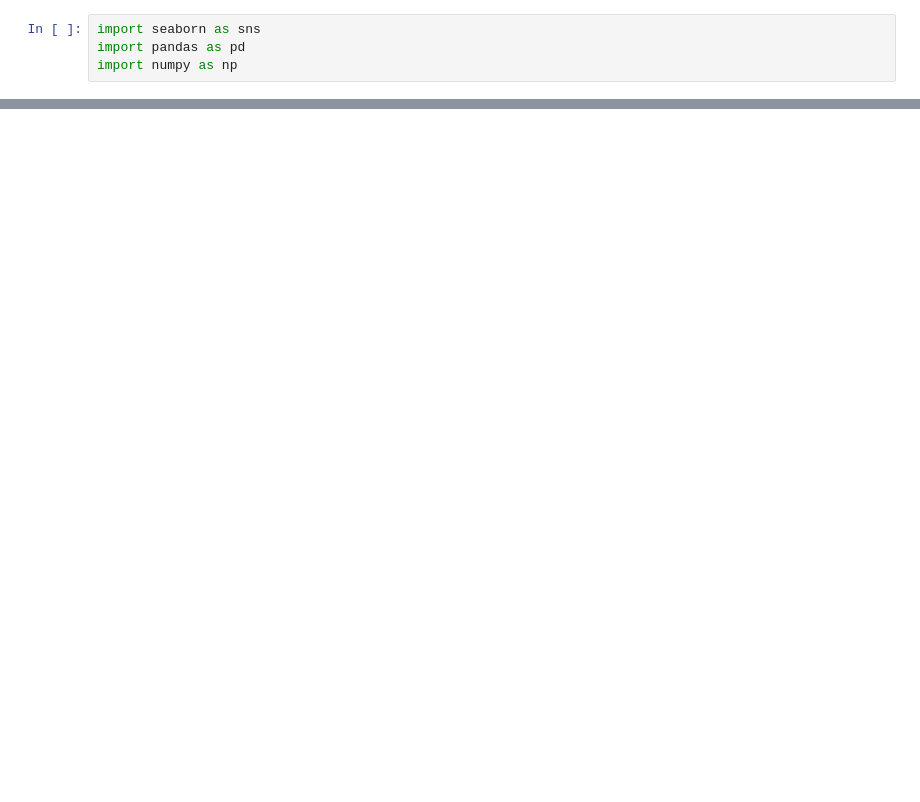
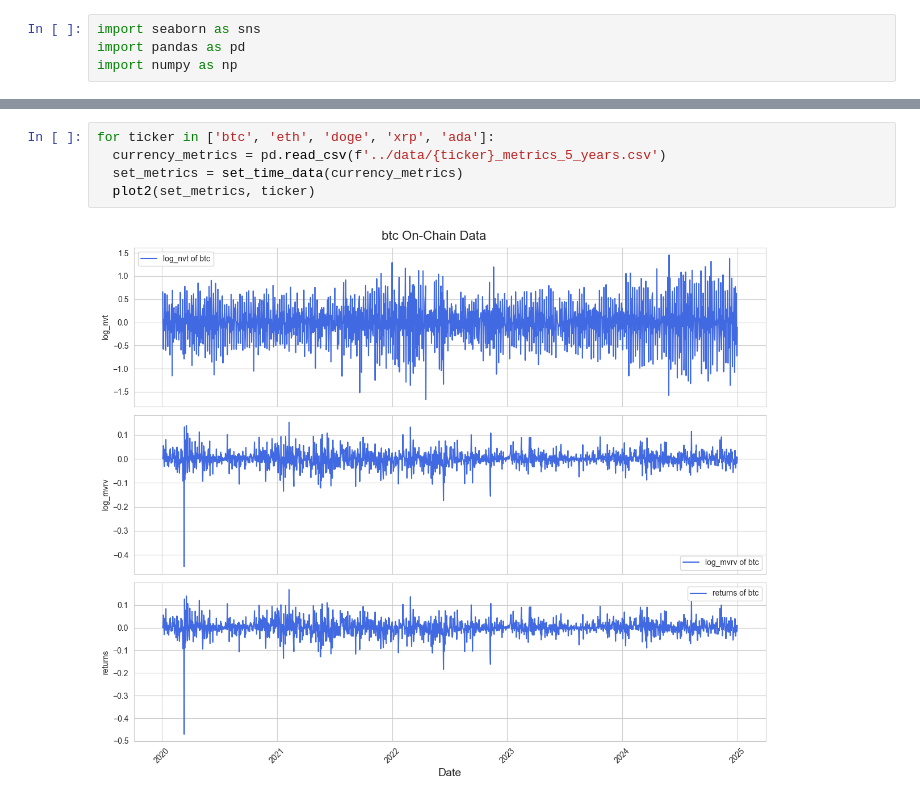
Before and after one commit to OrnlyP63/attention-auto-encoder, a Jupyter notebook: notebooks/visualize_data.ipynb, the cells around one changed output, grey strips where cells are left out. Cells and saved outputs as stored; diff of their text form; blank space fills up the shorter version.

```diff
--- a/notebooks/visualize_data.ipynb
+++ b/notebooks/visualize_data.ipynb
@@ -24,0 +24,7 @@ ValueError: Could not interpret value `CapMVRVCur` for `y`. An entry with this n
+# %%
+for ticker in ['btc', 'eth', 'doge', 'xrp', 'ada']:
+  currency_metrics = pd.read_csv(f'../data/{ticker}_metrics_5_years.csv')
+  set_metrics = set_time_data(currency_metrics)
+  plot2(set_metrics, ticker)
+# %% [output]
+[figure, added]
```
Also changed, not shown: parts of 3 cells of this notebook, 11 other files.
